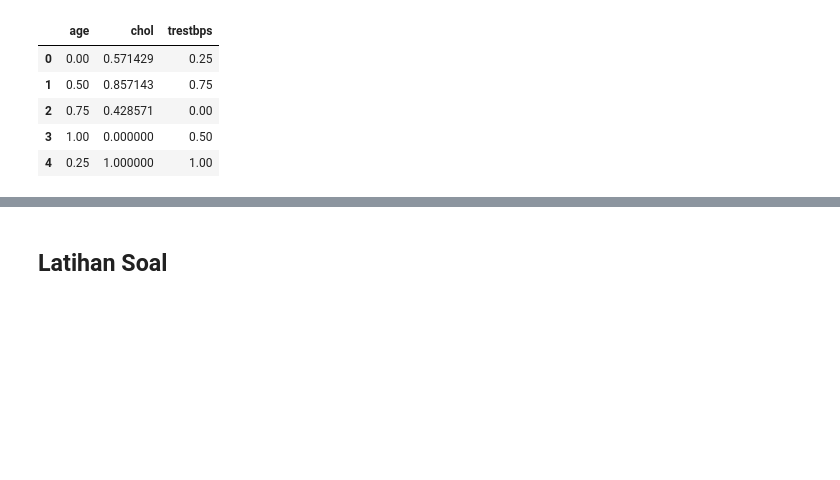
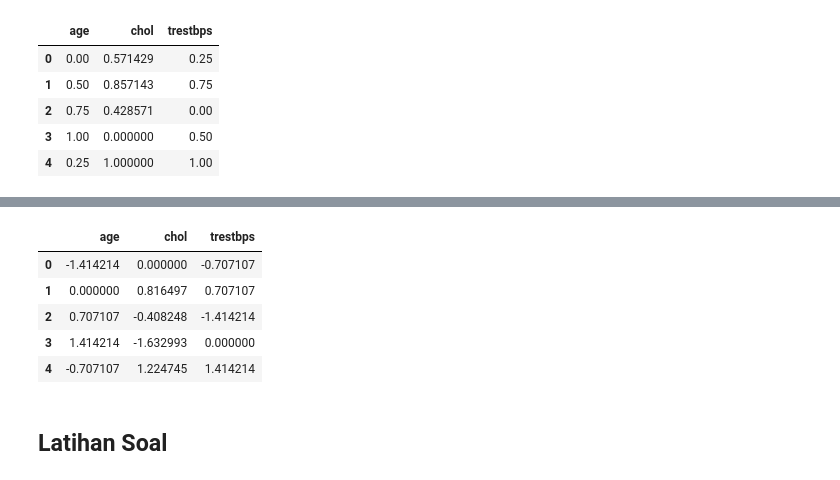
Before and after one commit to Wynnzzz/prakt-data-mining-25, a Jupyter notebook: pert4.ipynb, the cells around one changed output, grey strips where cells are left out. Drawn from its saved outputs; the diff is of its cells as text; code cells hidden in the pictures; blank space fills up the shorter version.

Commit message:
'standardscaler'

```diff
--- a/pert4.ipynb
+++ b/pert4.ipynb
@@ -463,3 +463,13 @@ df_normalized
 | 2 | 0.75 | 0.428571 | 0.00 |
 | 3 | 1.00 | 0.000000 | 0.50 |
 | 4 | 0.25 | 1.000000 | 1.00 |
+# %%
+import pandas as pd
+from sklearn.preprocessing import MinMaxScaler, StandardScaler
+data={
+    'age':[23,45,56,67,34],
+    'chol':[220,240,210,180,250],
+    'trestbps':[130,150,120,140,160]
+}
+df=pd.DataFrame(data)
+df
@@ -466,3 +483,15 @@ df_normalized
+# %%
+scaler=StandardScaler()
+df_normalized=scaler.fit_transform(df)
+df_normalized=pd.DataFrame(df_normalized,columns=df.columns)
+df_normalized
+# %% [output]
+|  | age | chol | trestbps |
+| 0 | -1.414214 | 0.000000 | -0.707107 |
+| 1 | 0.000000 | 0.816497 | 0.707107 |
+| 2 | 0.707107 | -0.408248 | -1.414214 |
+| 3 | 1.414214 | -1.632993 | 0.000000 |
+| 4 | -0.707107 | 1.224745 | 1.414214 |
 # %% [markdown]
 ## Latihan Soal
 # %% [markdown]
```
Also changed, not shown: parts of 1 cell of this notebook.
